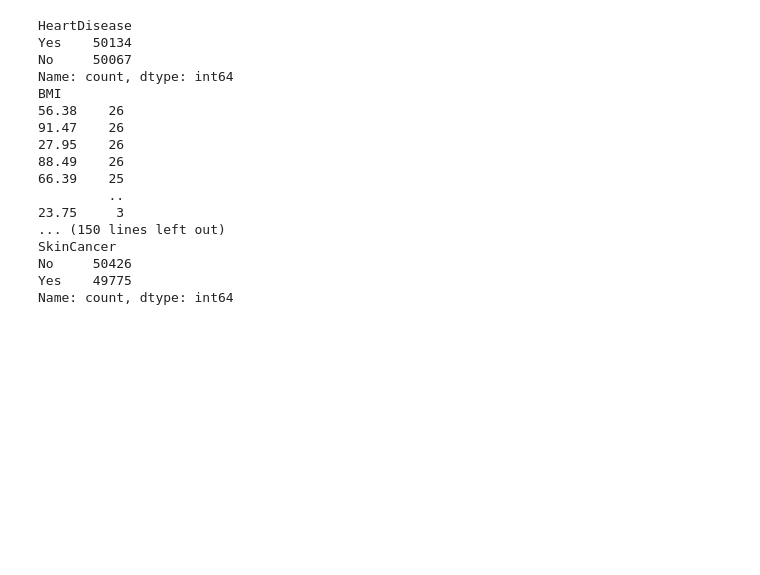
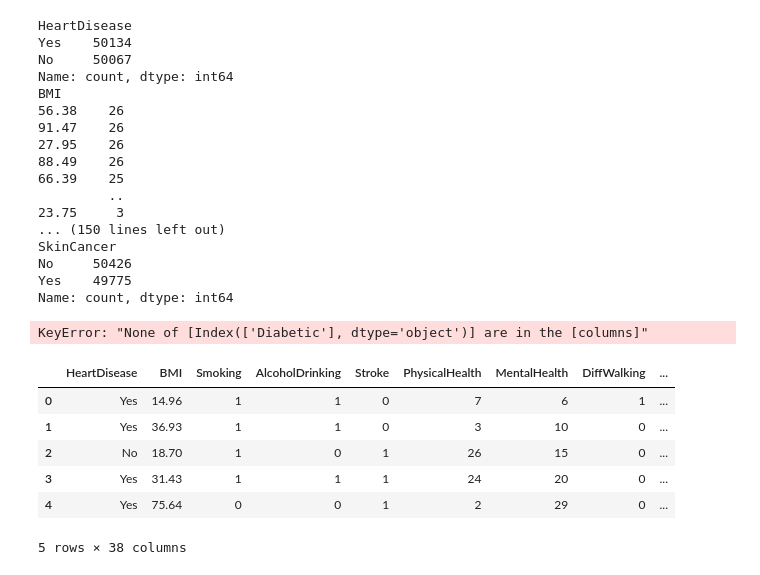
Before and after one commit to Navanithapatel/AD, a Jupyter notebook: pythonday25_HeartDisease.ipynb, the cells around one changed output. Saved outputs shown, nothing was run; the diff lists cells and outputs as text; code cells hidden in the pictures; blank space fills up the shorter version.

```diff
--- a/pythonday25_HeartDisease.ipynb
+++ b/pythonday25_HeartDisease.ipynb
@@ -186,3 +186,24 @@ SkinCancer
 No     50426
 Yes    49775
 Name: count, dtype: int64
+# %%
+data=pd.get_dummies(data,columns=['Diabetic'],drop_first=True)
+data.head()
+# %% [output]
+KeyError: "None of [Index(['Diabetic'], dtype='object')] are in the [columns]"
+# %%
+##convert binary categorical variables into numerical columns
+binary_columns=["Smoking","AlcoholDrinking","Stroke","DiffWalking",'PhysicalActivity',"Asthma",'KidneyDisease', 'SkinCancer']
+for col in binary_columns:
+    data[col]=data[col].map({'Yes':1,"No":0})
+# %%
+data=pd.get_dummies(data,columns=['Sex','GenHealth','AgeCategory','Race'],drop_first=True)
+data.head()
+# %% [output]
+|  | HeartDisease | BMI | Smoking | AlcoholDrinking | Stroke | PhysicalHealth | MentalHealth | DiffWalking | ... |
+| 0 | Yes | 14.96 | 1 | 1 | 0 | 7 | 6 | 1 | ... |
+| 1 | Yes | 36.93 | 1 | 1 | 0 | 3 | 10 | 0 | ... |
+| 2 | No | 18.70 | 1 | 0 | 1 | 26 | 15 | 0 | ... |
+| 3 | Yes | 31.43 | 1 | 1 | 1 | 24 | 20 | 0 | ... |
+| 4 | Yes | 75.64 | 0 | 0 | 1 | 2 | 29 | 0 | ... |
+5 rows × 38 columns
```
Also changed, not shown: parts of 6 cells of this notebook.
